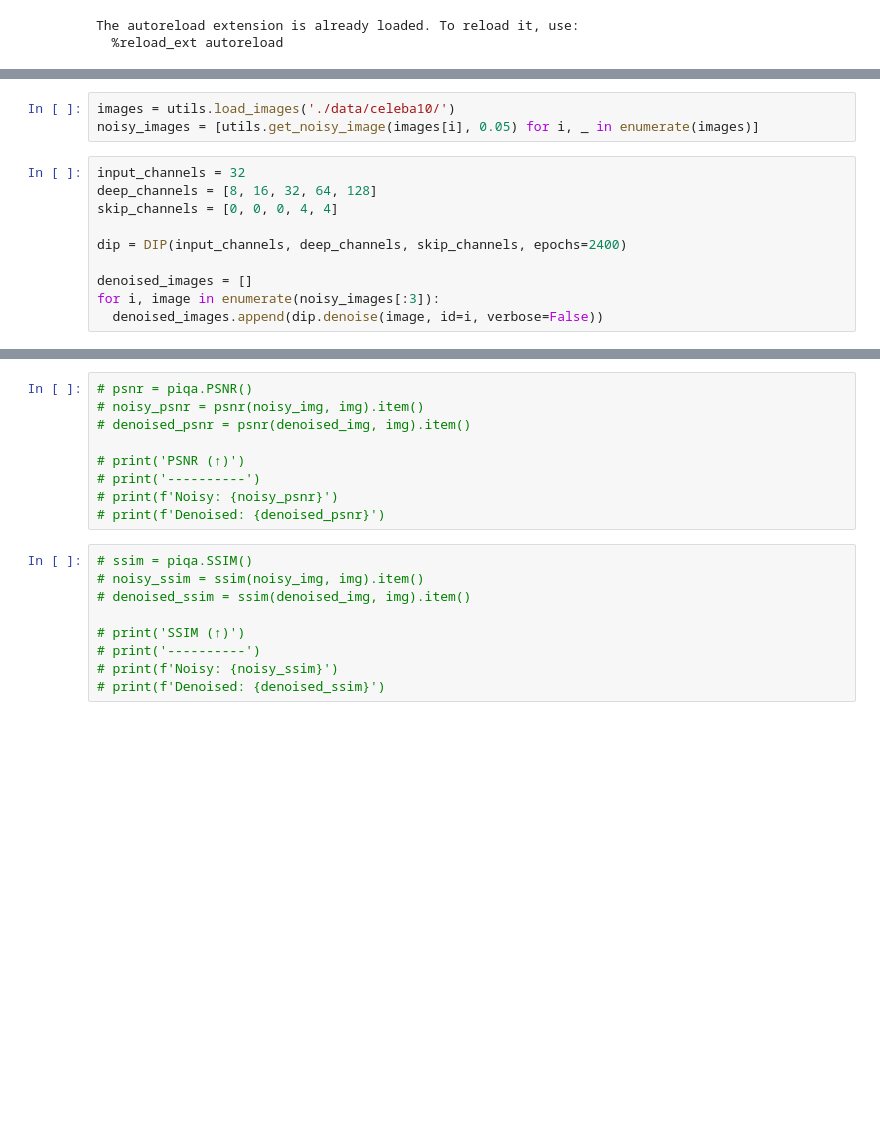
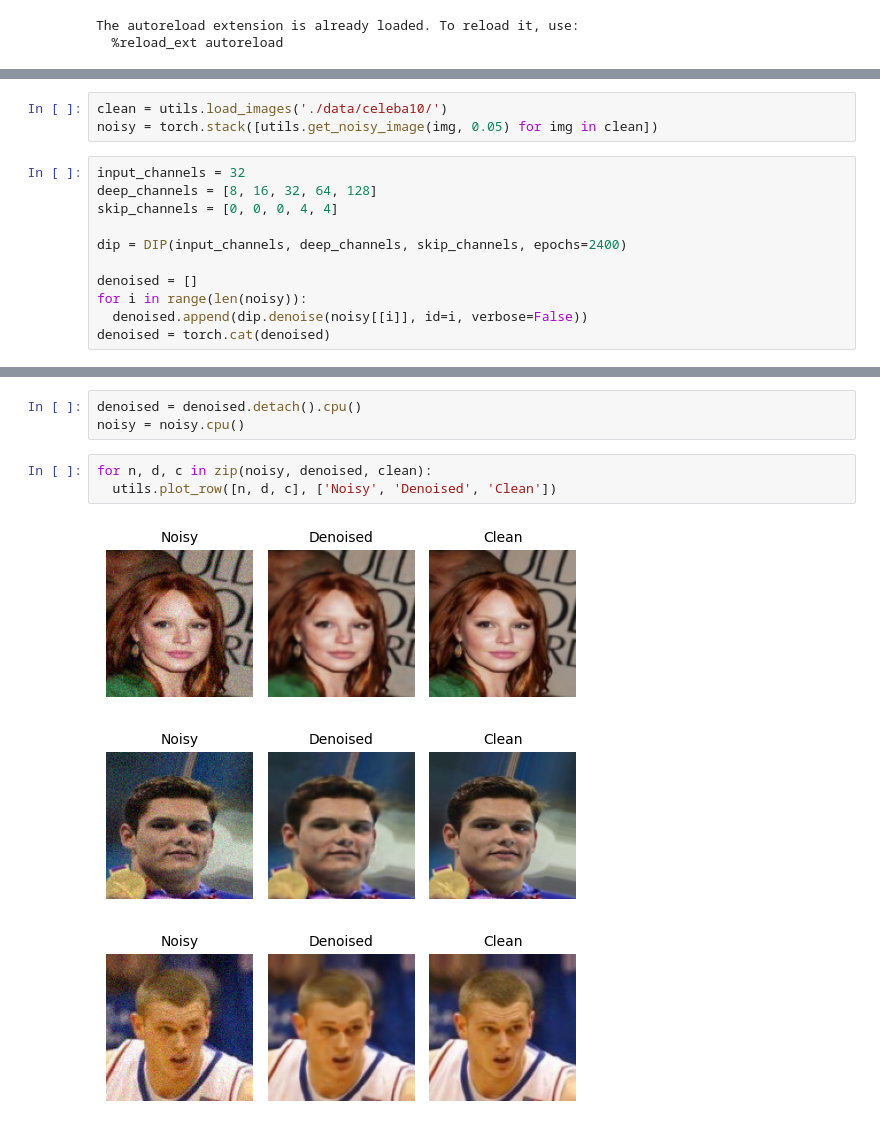
Before and after one commit to jmaen/zero-shot-das-denoising, a Jupyter notebook: code/pipeline.ipynb, the cells around one changed output, grey strips where cells are left out. Drawn from its saved outputs; the diff is of its cells as text; blank space fills up the shorter version.

```diff
--- a/code/pipeline.ipynb
+++ b/code/pipeline.ipynb
@@ -10,8 +9,8 @@ import piqa
 import utils
 from models import DIP
 # %%
-images = utils.load_images('./data/celeba10/')
-noisy_images = [utils.get_noisy_image(images[i], 0.05) for i, _ in enumerate(images)]
+clean = utils.load_images('./data/celeba10/')
+noisy = torch.stack([utils.get_noisy_image(img, 0.05) for img in clean])
 # %%
 input_channels = 32
 deep_channels = [8, 16, 32, 64, 128]
@@ -19,9 +18,10 @@ skip_channels = [0, 0, 0, 4, 4]
 
 dip = DIP(input_channels, deep_channels, skip_channels, epochs=2400)
 
-denoised_images = []
-for i, image in enumerate(noisy_images[:3]):
-  denoised_images.append(dip.denoise(image, id=i, verbose=False))
+denoised = []
+for i in range(len(noisy)):
+  denoised.append(dip.denoise(noisy[[i]], id=i, verbose=False))
+denoised = torch.cat(denoised)
 # %% [output]
 0: Training on cuda:0
 ----------
@@ -48,18 +43,10 @@ IndexError: list index out of range
-# %%
-# psnr = piqa.PSNR()
-# noisy_psnr = psnr(noisy_img, img).item()
-# denoised_psnr = psnr(denoised_img, img).item()
-
-# print('PSNR (↑)')
-# print('----------')
-# print(f'Noisy: {noisy_psnr}')
-# print(f'Denoised: {denoised_psnr}')
-# %%
-# ssim = piqa.SSIM()
-# noisy_ssim = ssim(noisy_img, img).item()
-# denoised_ssim = ssim(denoised_img, img).item()
-
-# print('SSIM (↑)')
-# print('----------')
-# print(f'Noisy: {noisy_ssim}')
-# print(f'Denoised: {denoised_ssim}')
+# %%
+denoised = denoised.detach().cpu()
+noisy = noisy.cpu()
+# %%
+for n, d, c in zip(noisy, denoised, clean):
+  utils.plot_row([n, d, c], ['Noisy', 'Denoised', 'Clean'])
+# %% [output]
+[figure, added]
+[figure, added]
+[figure, added]
```
Also changed, not shown: parts of 7 cells of this notebook, 2 other files.
